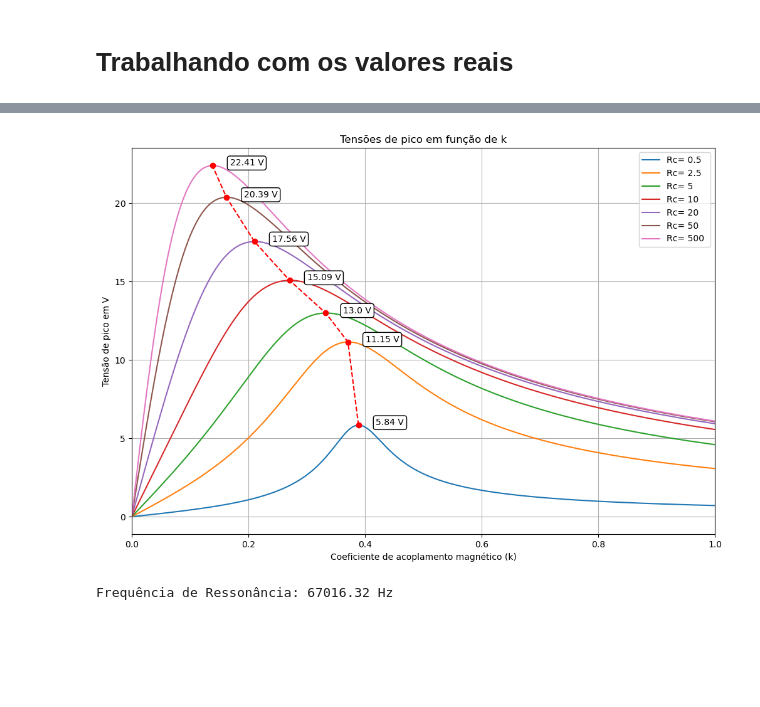
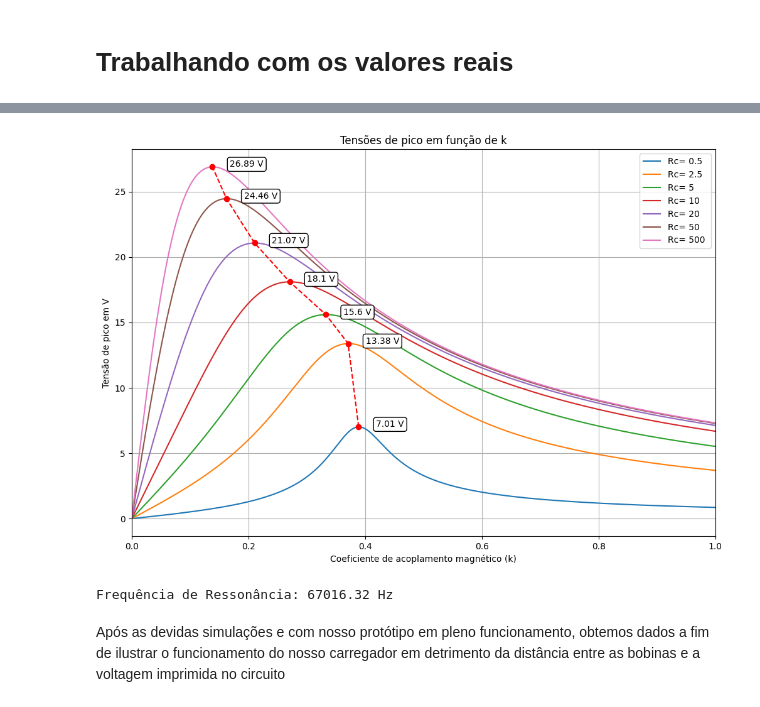
Before and after one commit to pabdutra/eletromag, a Jupyter notebook: projeto.ipynb, the cells around one changed output, grey strips where cells are left out. Saved outputs shown, nothing was run; the diff lists cells and outputs as text; code cells hidden in the pictures; blank space fills up the shorter version.

```diff
--- a/projeto.ipynb
+++ b/projeto.ipynb
@@ -96,7 +99,7 @@ for C in listaC:
         w = 2*math.pi*f
         L1 = L2 = 1/((w**2)*C) #Indutância para ressonância
         rdc = R1 + ((2*R1)/(100*10**3))*f
-        i1, i2, ic , V2 = CalcularTransformador(kFixo, f)
+        i1, i2, ic , V2 = CalcularTransformador(kFixo, f, R1, R2, Rc, C, C, L1, L2, Ufonte)
 
         listaV2.append(abs(V2))
         if abs(V2) > maxV2:
@@ -136,9 +139,9 @@ print(f'A indutância ideal é de {L1*1e6:0.2f} µH')
 # %% [output]
 A indutância ideal é de 12.01 µH
 # %%
-
+k = 0.2
 V1 = 10 * (2 / pi)
-Rc = 2.5
+RC = 2.5
 capacitores = [0.1e-6, 0.15e-6, 0.47e-6, 1e-6, 4.7e-6]
 C1 = C2 = capacitores[2]
 freqs = np.linspace(5e3, 100e3, 100)
@@ -149,7 +152,13 @@ lista_eficiencia = []
 
 for f in freqs:
     w = 2 * np.pi * f
-    I1, I2, ic, V2 = CalcularTransformador(kFixo, f)
+    XL1 = 1j * w * L1
+    XL2 = 1j * w * L2
+    M = k * np.sqrt(L1 * L2)
+    XM = 1j * w * M
+    XC1 = -1j / (w * C1)
+    XC2 = -1j / (w * C2)
+    I1, I2, ic, V2 = CalcularTransformador(kFixo, f, R1, R2, Rc, C1, C2, L1, L2, Ufonte)
     P1 = (V1 / np.sqrt(2)) * (I1.conjugate() / np.sqrt(2))
     lista_P1.append(P1.real)
     P2 = (V2 / np.sqrt(2)) * (I2.conjugate() / np.sqrt(2))
@@ -260,6 +253,8 @@ Valor de k onde a potência no secundário é máxima: 0.25
 # %%
 R1 = 0.124
 R2 = 0.097
+
+Rc = 3
 
 L1 = 14.13e-6
 L2 = 10.69e-6
@@ -268,4 +263,28 @@ C1 = C2 = 0.47e-6
 
 f = 67000
 
-Ufonte = 10*2/pi
+Ufonte = 12*2/pi
+# %%
+V1 = 12 * (2 / np.pi)
+
+
+
+ks = np.arange(0.1, 1, 0.01)
+
+voltagens_secundario = []
+Potencias_secundario = []
+
+
+for k in ks:
+    i1,i2,ic ,V2_peak = CalcularTransformador(k, f, R1, R2, Rc, C1, C2, L1, L2, Ufonte)
+    P2 = V2_peak**2/Rc
+    voltagens_secundario.append(V2_peak)
+    Potencias_secundario.append(P2)
+
+
+
+plt.plot(ks, voltagens_secundario)
+plt.title("Tensão de pico secundária em função do coeficiente de acoplamento")
+plt.xlabel("Coeficiente de Acoplamento (k)")
+plt.ylabel("Tensão de Pico no Secundário (V)")
+plt.grid()
@@ -286,37 +316,37 @@ for R in listaR:
 
     for k in PossiveisK:
         w = 2*math.pi*f
-        i1, i2, ic , V2 = CalcularTransformador(k, f)
+        i1, i2, ic , V2 = CalcularTransformador(k, f, R1, R2, Rc, C1, C2, L1, L2, Ufonte)
 
         listaV2.append(abs(V2))
         if abs(V2) > maxV2:
             maxV2 = abs(V2)
             kMax = k
 
     listaV2total.append(listaV2)
     listaKMax.append(kMax)
     listaMaxV2.append(maxV2)
 
     # plt.axvline(x=kMax, ymin=0, ymax=1, c='r', ls='--')
     # plt.annotate(f'{kMax:.0f} Hz', (kMax, 0), xytext=(kMax-11000, 0), bbox=dict(boxstyle='round', fc='w', ec='k', lw=1), arrowprops=dict(arrowstyle='->'))
 
     plt.scatter(kMax, maxV2, color='red', zorder=5)
     plt.annotate(f'{round(maxV2, 2)} V', (kMax, maxV2), xytext=(kMax+0.03, maxV2), bbox=dict(boxstyle='round', fc='w', ec='k', lw=1))
 
     plt.plot(PossiveisK, listaV2, label=f'Rc= {Rc} ')
 
 plt.plot(listaKMax, listaMaxV2, color='red', linestyle='--')
 
 plt.title("Tensões de pico em função de k")
 plt.xlabel("Coeficiente de acoplamento magnético (k)")
 plt.ylabel("Tensão de pico em V")
 plt.xlim(0,1)
 plt.grid(True)
 plt.legend()
 plt.savefig('img/kpossiveis.png')
 plt.show()
 # %% [output]
-[figure, old version]
+[figure, new version]
 # %%
 L = 12e-6
 C = 0.47e-6
@@ -326,6 +356,8 @@ f_ressonancia = 1/(2*math.pi*math.sqrt(L*C))
 print(f"Frequência de Ressonância: {f_ressonancia:.2f} Hz")
 # %% [output]
 Frequência de Ressonância: 67016.32 Hz
+# %% [markdown]
+Após as devidas simulações e com nosso protótipo em pleno funcionamento, obtemos dados a fim de ilustrar o funcionamento do nosso carregador em detrimento da distância entre as bobinas e a voltagem imprimida no circuito
 # %%
 distancia = [17, 14, 12.5, 11, 10.5, 10, 9.5, 9, 8.5, 8, 7.5, 7, 5.5, 5, 4, 2.6]
 voltagem = [1.8, 2.4, 3.2, 4, 5, 6, 7, 8, 9, 10, 11, 13, 15, 17, 20, 26]
```
Also changed, not shown: parts of 12 cells of this notebook, 3 other files.
